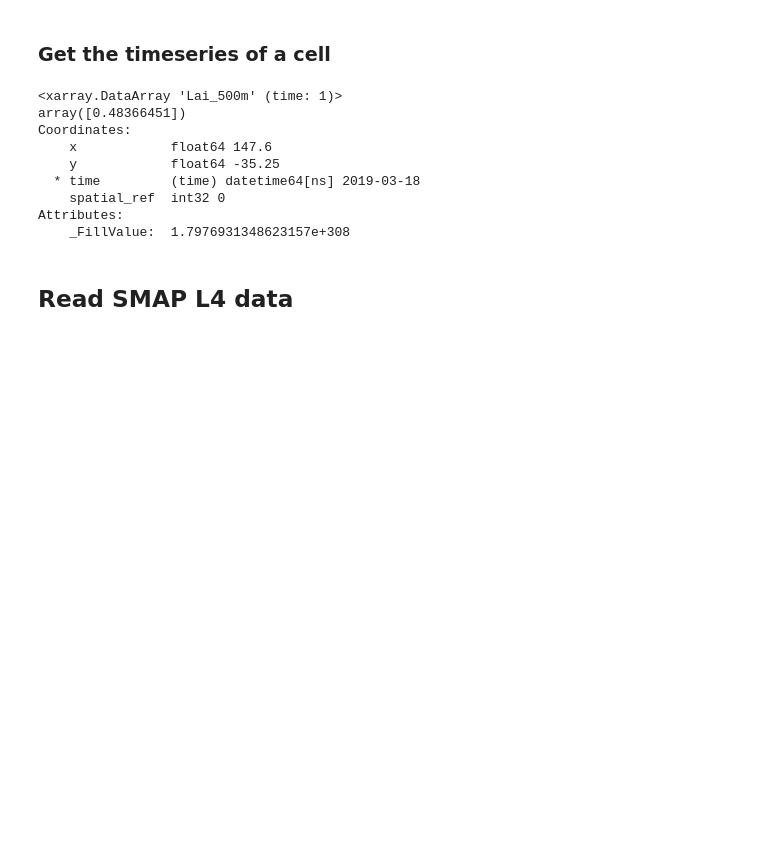
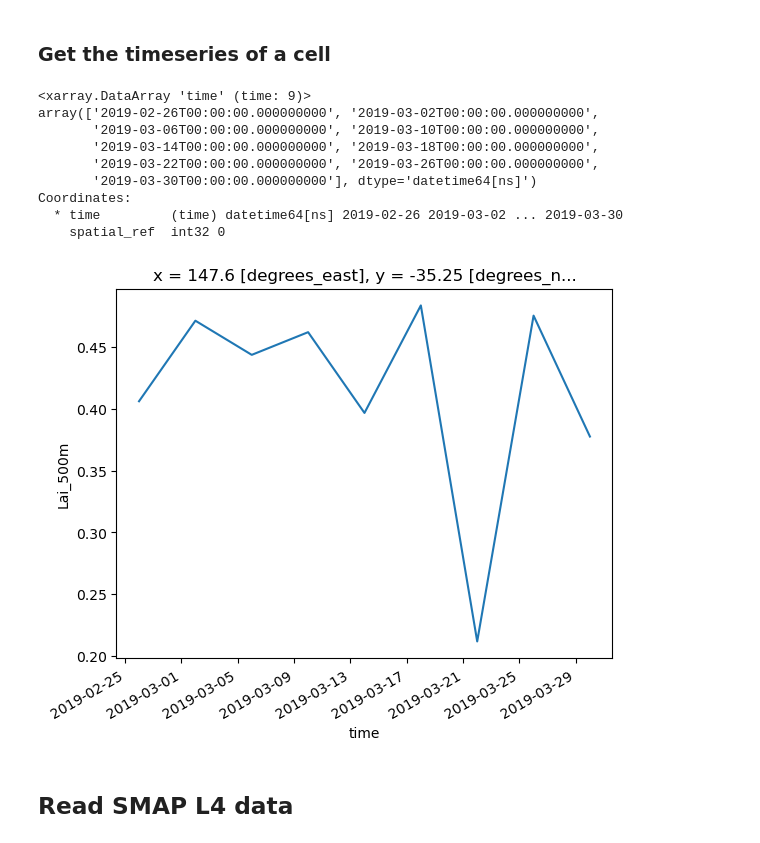
Before and after one commit to RY4GIT/SMSigxSMAP, a Jupyter notebook: 2_code_to_analyze/test_plot_smapL3.ipynb, the cells around one changed output. Drawn from its saved outputs; the diff is of its cells as text; code cells hidden in the pictures; blank space fills up the shorter version.

Commit message:
Got the MODIS timeseries

```diff
--- a/2_code_to_analyze/test_plot_smapL3.ipynb
+++ b/2_code_to_analyze/test_plot_smapL3.ipynb
@@ -310,6 +310,11 @@ for i, unique_date in enumerate(unique_dates):
             MODIS_dataset_resampled_to_SMAP = MODIS_dataset.rio.reproject_match(samplePoint_SMAP, resampling=rio.enums.Resampling.average)
             # cubic resampling might be more accurate, but ends up in nan values
             MODIS_dataset_resampled_to_SMAP.plot.imshow(cmap="viridis", col="time", vmin=0, vmax=1)
+
+            if i==0:
+                MODIS_TSdataset_resampled_to_SMAP = MODIS_dataset_resampled_to_SMAP
+            else:
+                MODIS_TSdataset_resampled_to_SMAP = xr.concat([MODIS_TSdataset_resampled_to_SMAP, MODIS_dataset_resampled_to_SMAP], dim="time")
 # %% [output]
 [figure]
 [figure]
@@ -323,17 +328,23 @@ for i, unique_date in enumerate(unique_dates):
 # %% [markdown]
 ### Get the timeseries of a cell
 # %%
-MODIS_dataset_resampled_to_SMAP.isel(x=0, y=0)
+MODIS_TSdataset_resampled_to_SMAP = MODIS_TSdataset_resampled_to_SMAP.sortby("time")
+
+MODIS1d = MODIS_TSdataset_resampled_to_SMAP.isel(x=0, y=0)
+MODIS1d.plot()
+
+print(MODIS_TSdataset_resampled_to_SMAP.time)
 # %% [output]
-<xarray.DataArray 'Lai_500m' (time: 1)>
-array([0.48366451])
+<xarray.DataArray 'time' (time: 9)>
+array(['2019-02-26T00:00:00.000000000', '2019-03-02T00:00:00.000000000',
+       '2019-03-06T00:00:00.000000000', '2019-03-10T00:00:00.000000000',
+       '2019-03-14T00:00:00.000000000', '2019-03-18T00:00:00.000000000',
+       '2019-03-22T00:00:00.000000000', '2019-03-26T00:00:00.000000000',
+       '2019-03-30T00:00:00.000000000'], dtype='datetime64[ns]')
 Coordinates:
-    x            float64 147.6
-    y            float64 -35.25
-  * time         (time) datetime64[ns] 2019-03-18
+  * time         (time) datetime64[ns] 2019-02-26 2019-03-02 ... 2019-03-30
     spatial_ref  int32 0
-Attributes:
-    _FillValue:  1.7976931348623157e+308
+[figure, added]
 # %% [markdown]
 ## Read SMAP L4 data
 # %% [markdown]
```
Also changed, not shown: parts of 3 cells of this notebook.
